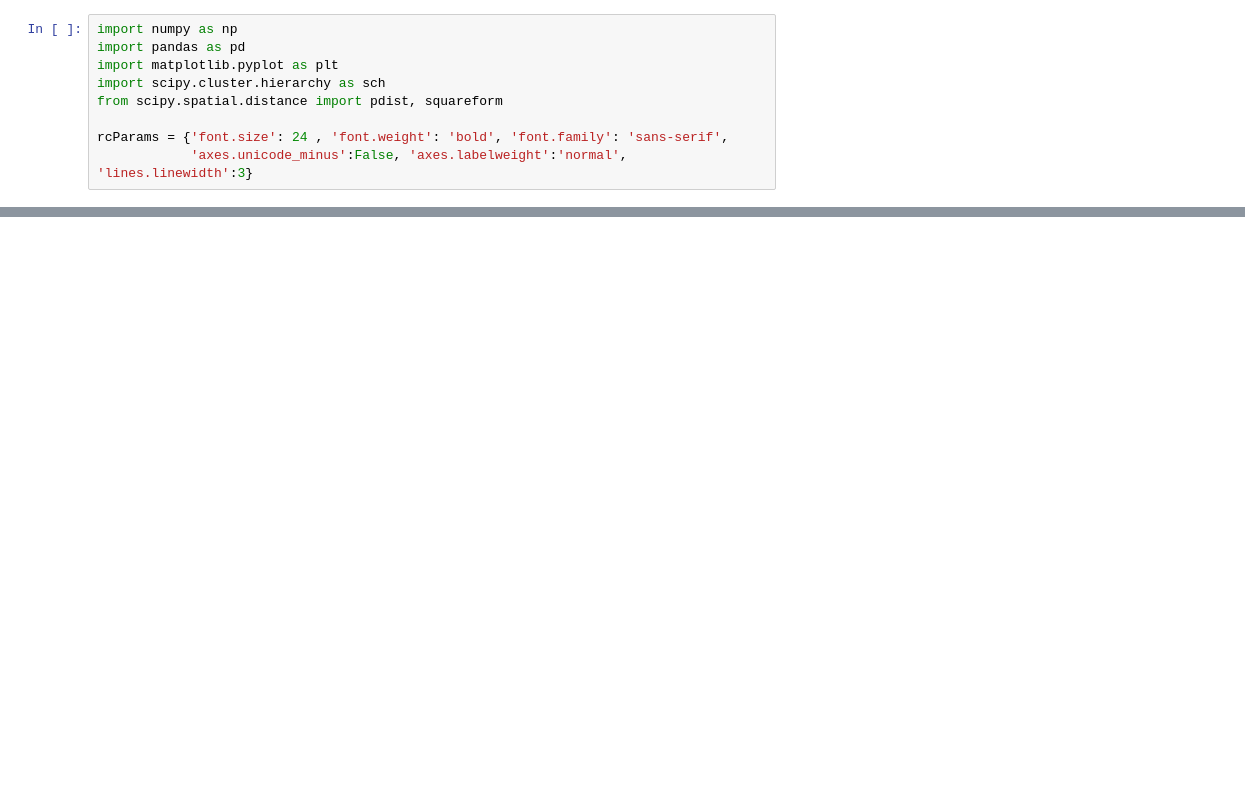
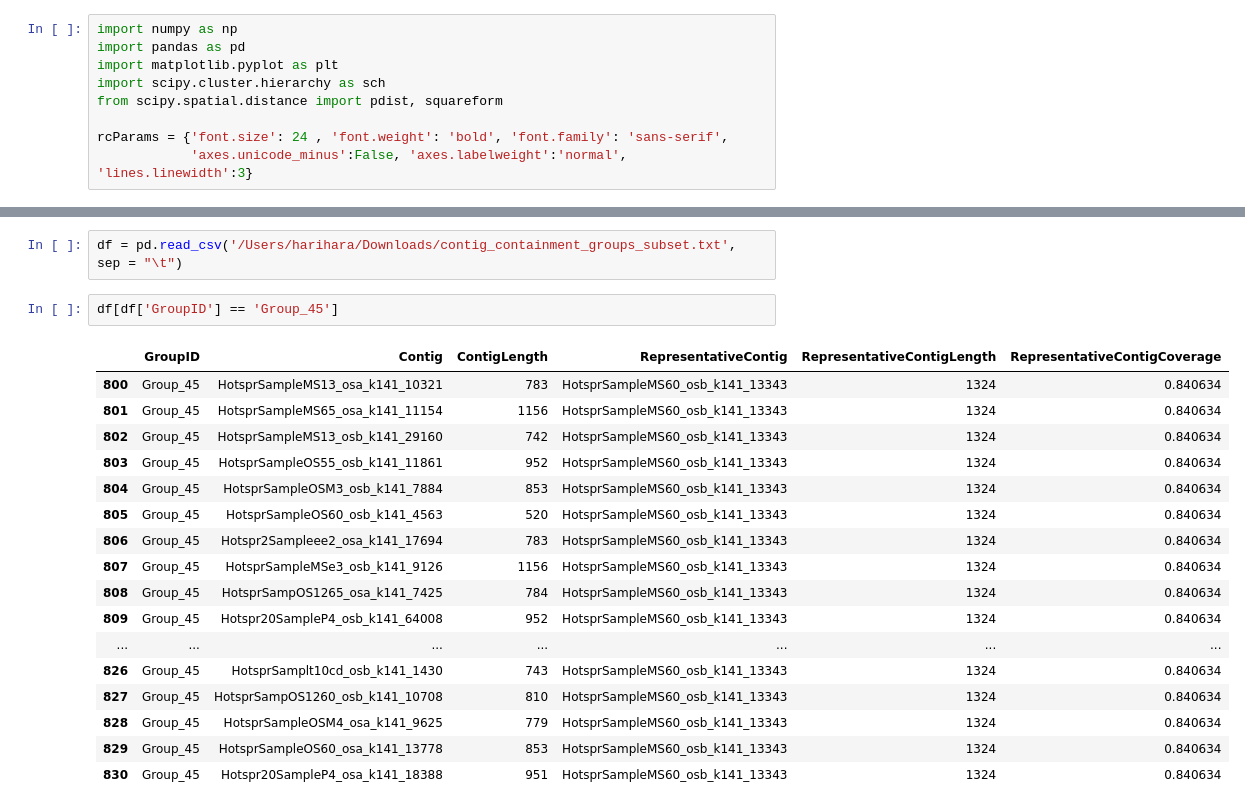
Before and after one commit to hsmurali/Hot_Springs_Analysis, a Jupyter notebook: Scripts/Strain-Analysis/Synechococcus_Paper/Cluster_Presence_Absence_Matrix_Novel_Contigs.ipynb, the cells around one changed output, grey strips where cells are left out. Saved outputs shown, nothing was run; the diff lists cells and outputs as text; blank space fills up the shorter version.

```diff
--- a/Scripts/Strain-Analysis/Synechococcus_Paper/Cluster_Presence_Absence_Matrix_Novel_Contigs.ipynb
+++ b/Scripts/Strain-Analysis/Synechococcus_Paper/Cluster_Presence_Absence_Matrix_Novel_Contigs.ipynb
@@ -69,0 +71,22 @@ Cluster_Novel_Contigs(Reads).pdf')
+# %%
+df = pd.read_csv('/Users/harihara/Downloads/contig_containment_groups_subset.txt', sep = "\t")
+# %%
+df[df['GroupID'] == 'Group_45']
+# %% [output]
+|  | GroupID | Contig | ContigLength | RepresentativeContig | RepresentativeContigLength | RepresentativeContigCoverage |
+| 800 | Group_45 | HotsprSampleMS13_osa_k141_10321 | 783 | HotsprSampleMS60_osb_k141_13343 | 1324 | 0.840634 |
+| 801 | Group_45 | HotsprSampleMS65_osa_k141_11154 | 1156 | HotsprSampleMS60_osb_k141_13343 | 1324 | 0.840634 |
+| 802 | Group_45 | HotsprSampleMS13_osb_k141_29160 | 742 | HotsprSampleMS60_osb_k141_13343 | 1324 | 0.840634 |
+| 803 | Group_45 | HotsprSampleOS55_osb_k141_11861 | 952 | HotsprSampleMS60_osb_k141_13343 | 1324 | 0.840634 |
+| 804 | Group_45 | HotsprSampleOSM3_osb_k141_7884 | 853 | HotsprSampleMS60_osb_k141_13343 | 1324 | 0.840634 |
+| 805 | Group_45 | HotsprSampleOS60_osb_k141_4563 | 520 | HotsprSampleMS60_osb_k141_13343 | 1324 | 0.840634 |
+| 806 | Group_45 | Hotspr2Sampleee2_osa_k141_17694 | 783 | HotsprSampleMS60_osb_k141_13343 | 1324 | 0.840634 |
+| 807 | Group_45 | HotsprSampleMSe3_osb_k141_9126 | 1156 | HotsprSampleMS60_osb_k141_13343 | 1324 | 0.840634 |
+| 808 | Group_45 | HotsprSampOS1265_osa_k141_7425 | 784 | HotsprSampleMS60_osb_k141_13343 | 1324 | 0.840634 |
+| 809 | Group_45 | Hotspr20SampleP4_osb_k141_64008 | 952 | HotsprSampleMS60_osb_k141_13343 | 1324 | 0.840634 |
+| ... | ... | ... | ... | ... | ... | ... |
+| 826 | Group_45 | HotsprSamplt10cd_osb_k141_1430 | 743 | HotsprSampleMS60_osb_k141_13343 | 1324 | 0.840634 |
+| 827 | Group_45 | HotsprSampOS1260_osb_k141_10708 | 810 | HotsprSampleMS60_osb_k141_13343 | 1324 | 0.840634 |
+| 828 | Group_45 | HotsprSampleOSM4_osa_k141_9625 | 779 | HotsprSampleMS60_osb_k141_13343 | 1324 | 0.840634 |
+| 829 | Group_45 | HotsprSampleOS60_osa_k141_13778 | 853 | HotsprSampleMS60_osb_k141_13343 | 1324 | 0.840634 |
+| 830 | Group_45 | Hotspr20SampleP4_osa_k141_18388 | 951 | HotsprSampleMS60_osb_k141_13343 | 1324 | 0.840634 |
```
Also changed, not shown: parts of 2 cells of this notebook, 4 other files.
